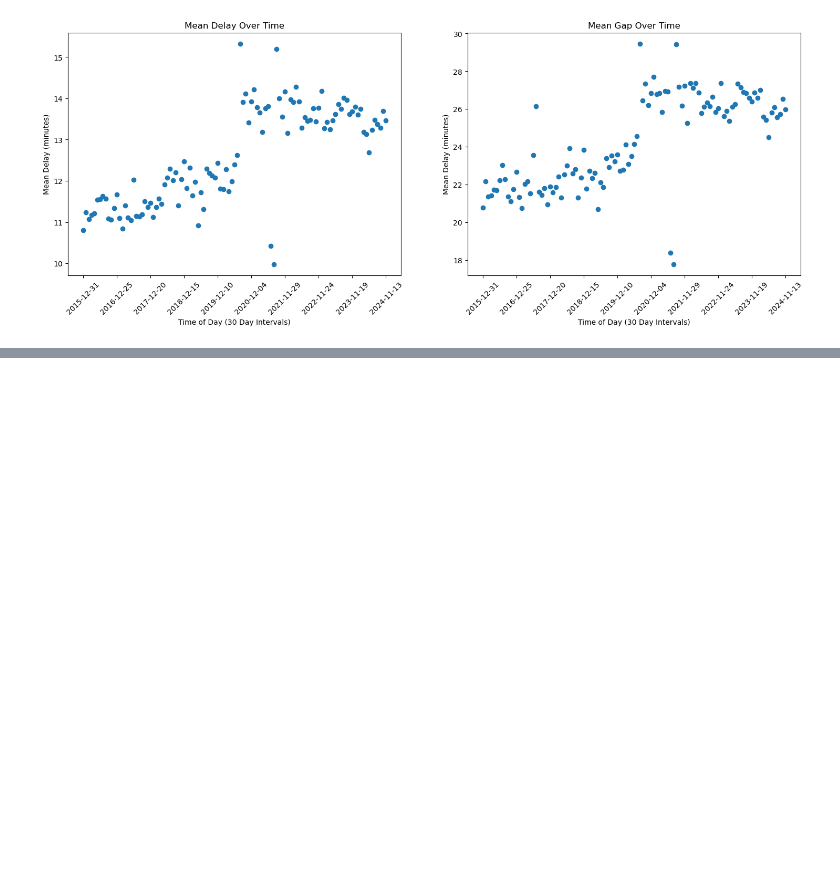
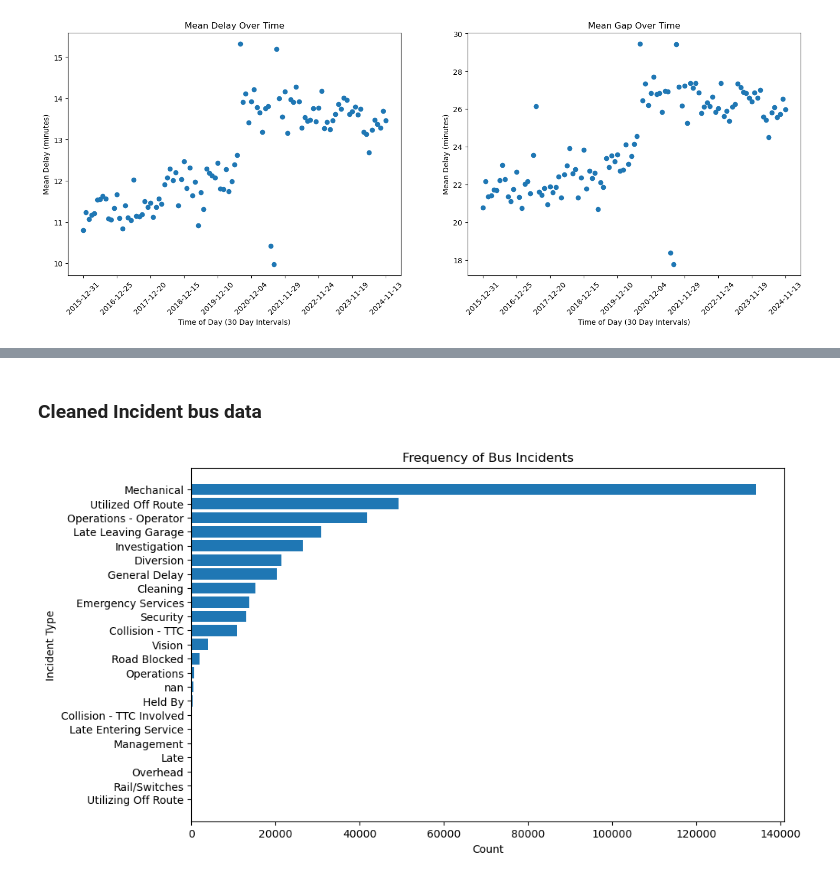
Before and after one commit to michelleyucollins/TardyTerminatorCommittee, a Jupyter notebook: bus_analysis/time_analysis.ipynb, the cells around one changed output, grey strips where cells are left out. Drawn from its saved outputs; the diff is of its cells as text; code cells hidden in the pictures; blank space fills up the shorter version.

```diff
--- a/bus_analysis/time_analysis.ipynb
+++ b/bus_analysis/time_analysis.ipynb
@@ -282,0 +348,19 @@ axes[1].tick_params(axis='x', rotation=45)
+# %%
+def merge_names(name):
+    name = str(name)
+
+    if 'Late Leaving Garage' in name:
+        return 'Late Leaving Garage'
+    elif 'Late Entering Service' in name:
+        return 'Late Entering Service'
+    elif 'Cleaning' in name:
+        return 'Cleaning'
+    elif name == 'Securitty':
+        return 'Security'
+    elif 'Road Block' in name:
+        return 'Road Blocked'
+    else:
+        return name
+
+bus_data['Incident'] = bus_data['Incident'].apply(merge_names)
+bus_data = bus_data[bus_data['Incident'] != 'e']
@@ -282,0 +387,16 @@ axes[1].tick_params(axis='x', rotation=45)
+# %% [markdown]
+### Cleaned Incident bus data
+# %%
+# Count occurrences of each incident type
+incident_counts = bus_data['Incident'].value_counts()
+
+# Plot histogram (bar chart) with incidents on y-axis and count on x-axis
+plt.figure(figsize=(10, 6))
+plt.barh(incident_counts.index, incident_counts.values)
+plt.xlabel("Count")
+plt.ylabel("Incident Type")
+plt.title("Frequency of Bus Incidents")
+plt.gca().invert_yaxis()  # Invert y-axis for better readability
+plt.show()
+# %% [output]
+[figure, added]
```
Also changed, not shown: parts of 8 cells of this notebook, 7 other files.
